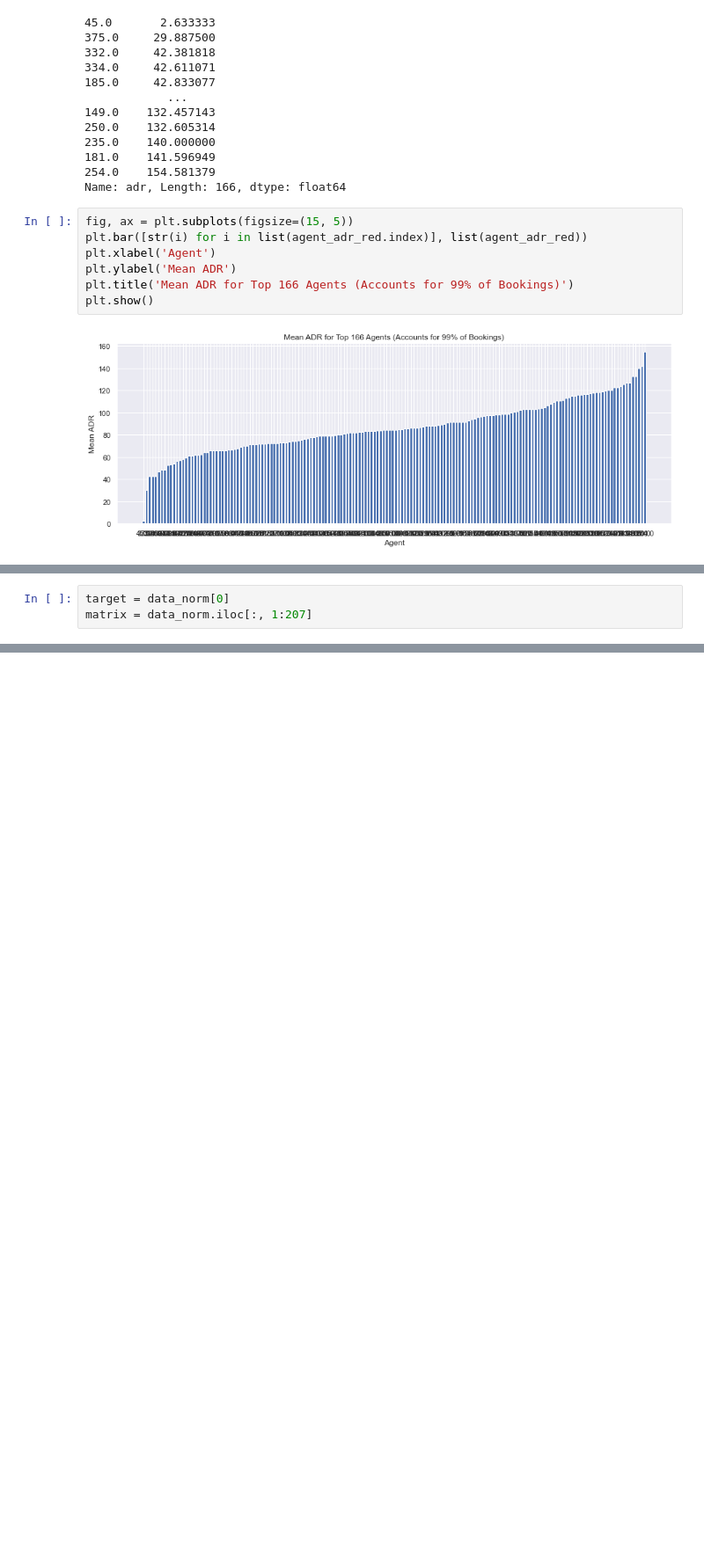
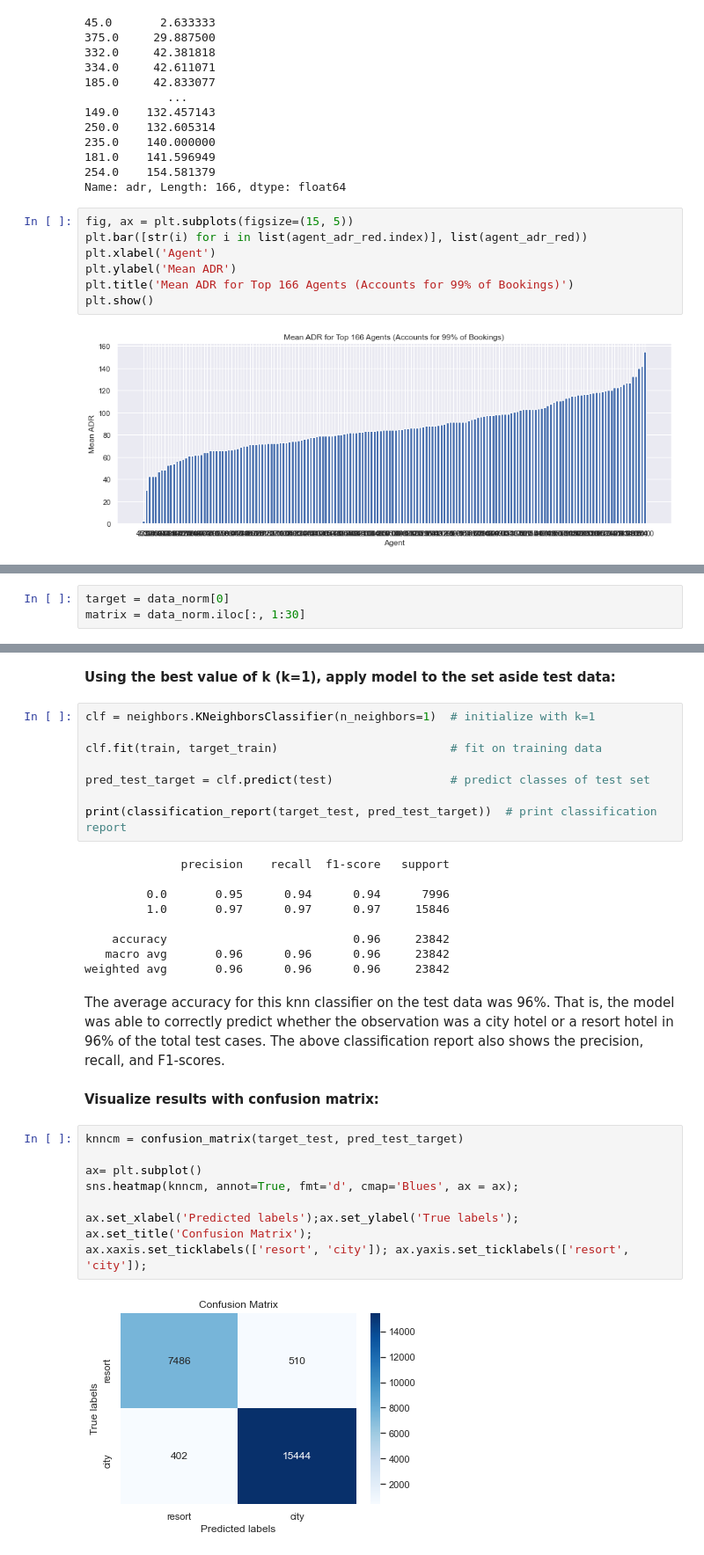
Before and after one commit to John-Rooney/DSC478_Group_Project, a Jupyter notebook: DSC 478 Final Project.ipynb, the cells around one changed output, grey strips where cells are left out. Shown: that part at 88% size. Cells and saved outputs as stored; diff of their text form; blank space fills up the shorter version.

```diff
--- a/DSC 478 Final Project.ipynb
+++ b/DSC 478 Final Project.ipynb
@@ -535,4 +507,4 @@ __Isolate target (hotel) and split into training/test sets:__
 # %%
 target = data_norm[0]
-matrix = data_norm.iloc[:, 1:207]
+matrix = data_norm.iloc[:, 1:30]
 # %%
@@ -547,0 +539,34 @@ test.shape
+# %% [markdown]
+__Using the best value of k (k=1), apply model to the set aside test data:__
+# %%
+clf = neighbors.KNeighborsClassifier(n_neighbors=1)  # initialize with k=1
+
+clf.fit(train, target_train)                         # fit on training data
+
+pred_test_target = clf.predict(test)                 # predict classes of test set
+
+print(classification_report(target_test, pred_test_target))  # print classification report
+# %% [output]
+              precision    recall  f1-score   support
+
+         0.0       0.95      0.94      0.94      7996
+         1.0       0.97      0.97      0.97     15846
+
+    accuracy                           0.96     23842
+   macro avg       0.96      0.96      0.96     23842
+weighted avg       0.96      0.96      0.96     23842
+# %% [markdown]
+The average accuracy for this knn classifier on the test data was 96%.  That is, the model was able to correctly predict whether the observation was a city hotel or a resort hotel in 96% of the total test cases. The above classification report also shows the precision, recall, and F1-scores.
+# %% [markdown]
+__Visualize results with confusion matrix:__
+# %%
+knncm = confusion_matrix(target_test, pred_test_target)
+
+ax= plt.subplot()
+sns.heatmap(knncm, annot=True, fmt='d', cmap='Blues', ax = ax);
+
+ax.set_xlabel('Predicted labels');ax.set_ylabel('True labels');
+ax.set_title('Confusion Matrix');
+ax.xaxis.set_ticklabels(['resort', 'city']); ax.yaxis.set_ticklabels(['resort', 'city']);
+# %% [output]
+[figure, added]
```
Also changed, not shown: parts of 53 cells of this notebook.
